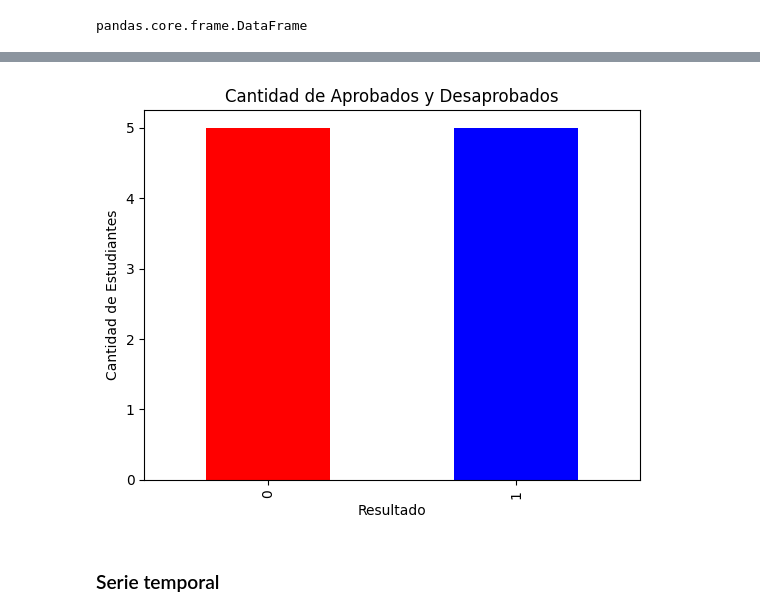
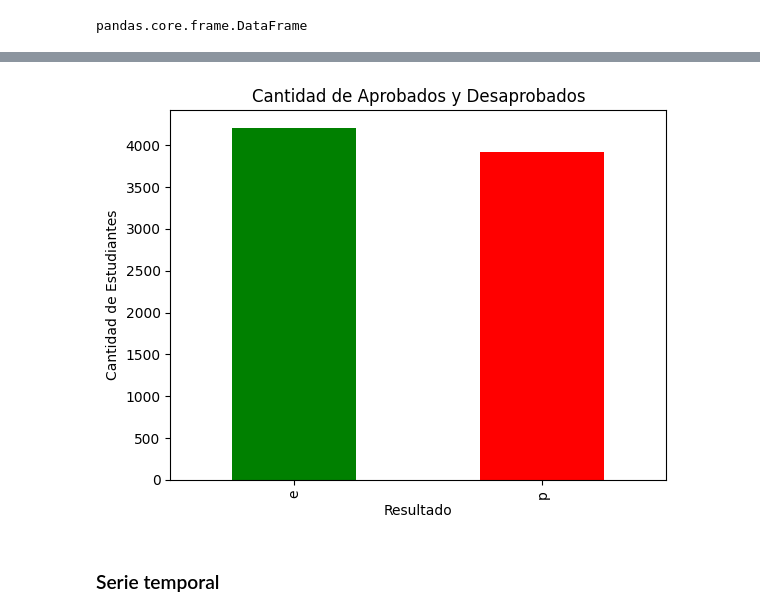
Before and after one commit to Diego-Astaburuaga/ayudantias_MAT281, a Jupyter notebook: ayudantias/Ayud1_MAT281_recuerdo_python_remake.ipynb, the cells around one changed output, grey strips where cells are left out. Drawn from its saved outputs; the diff is of its cells as text; code cells hidden in the pictures.

```diff
--- a/Ayud1_MAT281_recuerdo_python_remake.ipynb
+++ b/ayudantias/Ayud1_MAT281_recuerdo_python_remake.ipynb
@@ -98,5 +89,5 @@ Exploraremos una solución de este ejercicio mediante mostrar tres tipos de conj
 # %%
 import pandas as pd
 
-students = pd.read_csv('datasets/student_performance.csv')
+fungis = pd.read_csv('../datasets/mushrooms.csv')
 # %%
@@ -183,21 +141,21 @@ students.head(10)
 # %%
 import matplotlib.pyplot as plt
 
 # Contar la cantidad de aprobados y desaprobados
-conteo_resultados = students['Aprueba'].value_counts()
+conteo_resultados = fungis['class'].value_counts()
 
 # Crear el gráfico de barras
-conteo_resultados.plot(kind='bar', color=['red', 'blue'])
+conteo_resultados.plot(kind='bar', color=['green', 'red'])
 
 # Añadir título y etiquetas
 plt.title('Cantidad de Aprobados y Desaprobados')
 plt.xlabel('Resultado')
 plt.ylabel('Cantidad de Estudiantes')
 
 # Mostrar el gráfico
 plt.show()
 # %% [output]
-[figure, old version]
+[figure, new version]
 # %% [markdown]
 ### Serie temporal
 # %%
```
Also changed, not shown: parts of 35 cells of this notebook, 5 other files.
